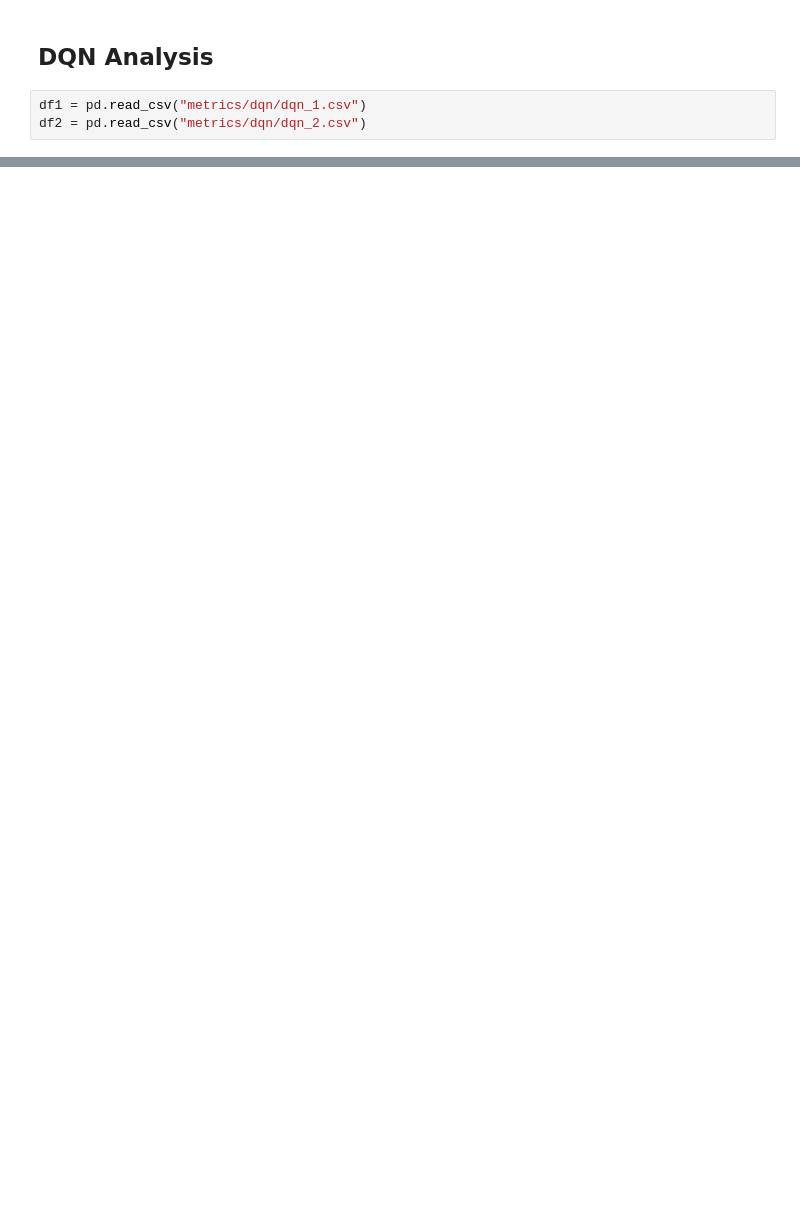
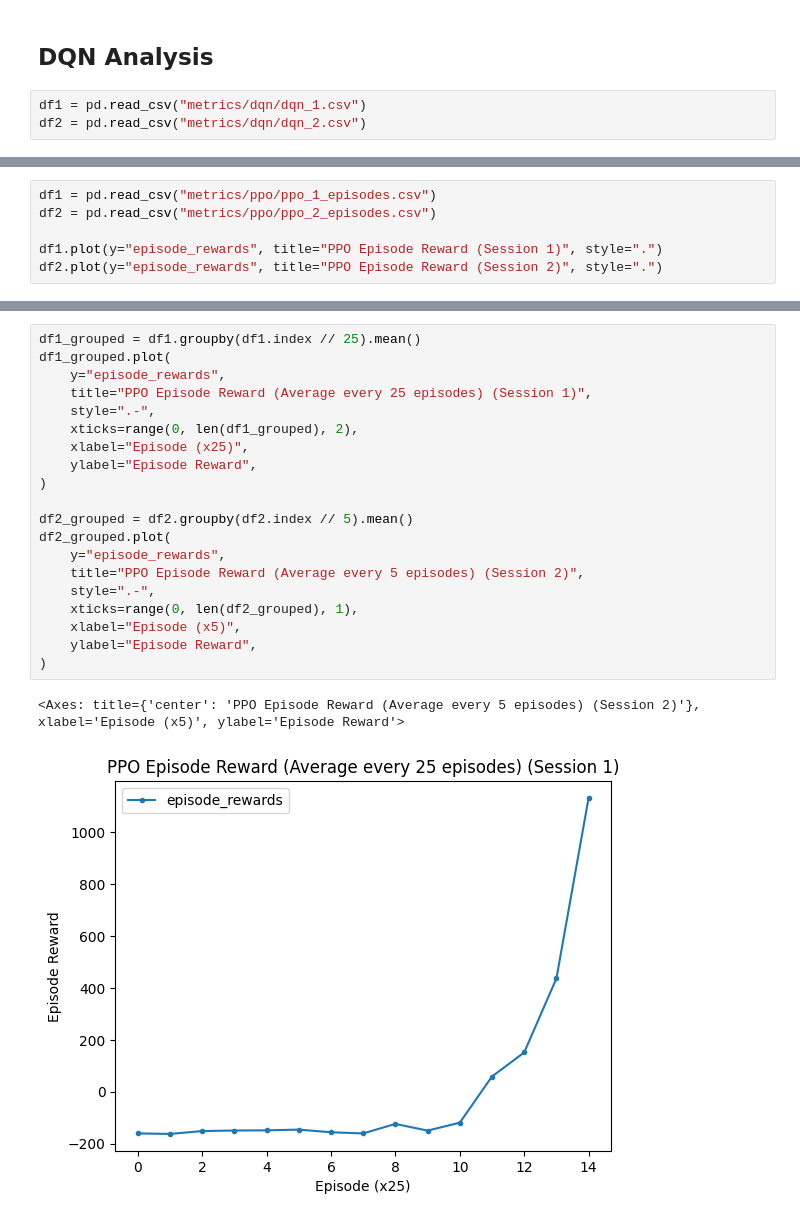
Before and after one commit to Ayushsaha103/2024_AI_Racecar_Simulation---ECS170_Final_Project, a Jupyter notebook: data_analysis.ipynb, the cells around one changed output, grey strips where cells are left out. Drawn from its saved outputs; the diff is of its cells as text; blank space fills up the shorter version.

```diff
--- a/data_analysis.ipynb
+++ b/data_analysis.ipynb
@@ -253,0 +324,6 @@ df2_grouped.plot(
+# %%
+df1 = pd.read_csv("metrics/ppo/ppo_1_episodes.csv")
+df2 = pd.read_csv("metrics/ppo/ppo_2_episodes.csv")
+
+df1.plot(y="episode_rewards", title="PPO Episode Reward (Session 1)", style=".")
+df2.plot(y="episode_rewards", title="PPO Episode Reward (Session 2)", style=".")
@@ -253,0 +334,23 @@ df2_grouped.plot(
+# %%
+df1_grouped = df1.groupby(df1.index // 25).mean()
+df1_grouped.plot(
+    y="episode_rewards",
+    title="PPO Episode Reward (Average every 25 episodes) (Session 1)",
+    style=".-",
+    xticks=range(0, len(df1_grouped), 2),
+    xlabel="Episode (x25)",
+    ylabel="Episode Reward",
+)
+
+df2_grouped = df2.groupby(df2.index // 5).mean()
+df2_grouped.plot(
+    y="episode_rewards",
+    title="PPO Episode Reward (Average every 5 episodes) (Session 2)",
+    style=".-",
+    xticks=range(0, len(df2_grouped), 1),
+    xlabel="Episode (x5)",
+    ylabel="Episode Reward",
+)
+# %% [output]
+<Axes: title={'center': 'PPO Episode Reward (Average every 5 episodes) (Session 2)'}, xlabel='Episode (x5)', ylabel='Episode Reward'>
+[figure, added]
```
Also changed, not shown: parts of 21 cells of this notebook, 1 other file.
